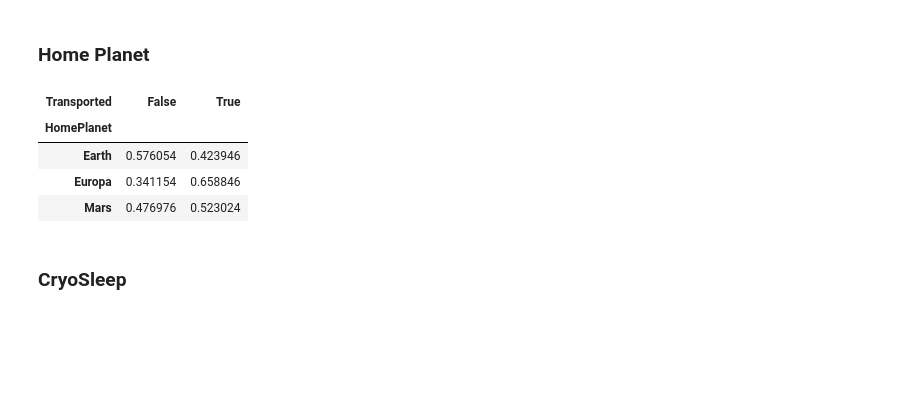
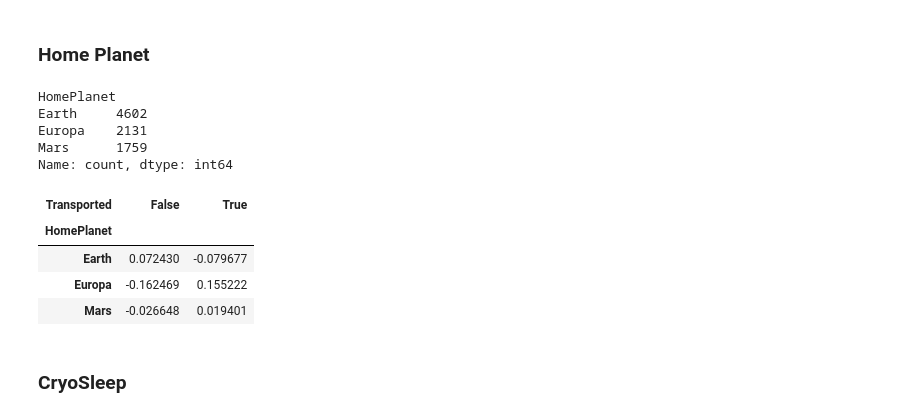
Before and after one commit to kaanan99/Spaceship-Titanic, a Jupyter notebook: space_titanic.ipynb, the cells around one changed output. Cells and saved outputs as stored; diff of their text form; code cells hidden in the pictures; blank space fills up the shorter version.

```diff
--- a/space_titanic.ipynb
+++ b/space_titanic.ipynb
@@ -58,7 +58,7 @@ for col_name in numerical_variables:
 # %% [markdown]
 ## Categorical Variables
 # %%
-def categorical_variable_survival_ratio(data_frame: pd.DataFrame, column_name:str) -> pd.DataFrame:
+def categorical_variable_survival_ratio(data_frame: pd.DataFrame, column_name:str, base:float=0) -> pd.DataFrame:
     # Calculate total amounnt for each value in column
     total_values = (
         data_frame[column_name]
@@ -87,17 +87,27 @@ def categorical_variable_survival_ratio(data_frame: pd.DataFrame, column_name:st
         values="SurvivalRatio"
     )
 
-    return survival_rates
+    return survival_rates - base
 # %% [markdown]
 ### Home Planet
+# %%
+transported_proportion = 4378 / (4378 + 4315)
+# %%
+training_data.HomePlanet.value_counts()
+# %% [output]
+HomePlanet
+Earth     4602
+Europa    2131
+Mars      1759
+Name: count, dtype: int64
 # %%
-categorical_variable_survival_ratio(training_data, "HomePlanet")
+categorical_variable_survival_ratio(training_data, "HomePlanet", transported_proportion)
 # %% [output]
 | Transported | False | True |
 | HomePlanet |  |  |
-| Earth | 0.576054 | 0.423946 |
-| Europa | 0.341154 | 0.658846 |
-| Mars | 0.476976 | 0.523024 |
+| Earth | 0.072430 | -0.079677 |
+| Europa | -0.162469 | 0.155222 |
+| Mars | -0.026648 | 0.019401 |
 # %% [markdown]
 ### CryoSleep
 # %%
```
Also changed, not shown: parts of 27 cells of this notebook.
